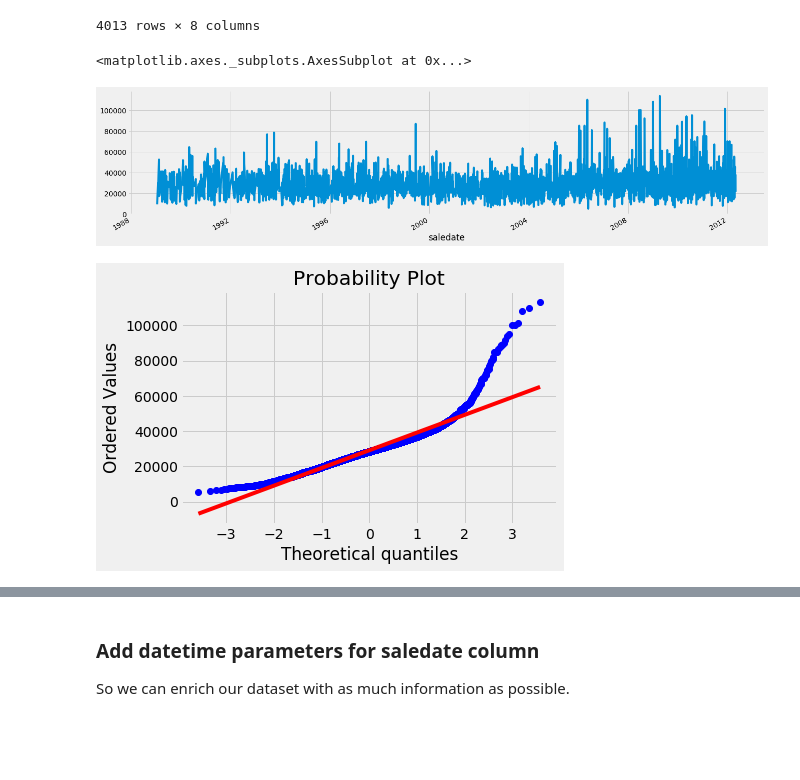
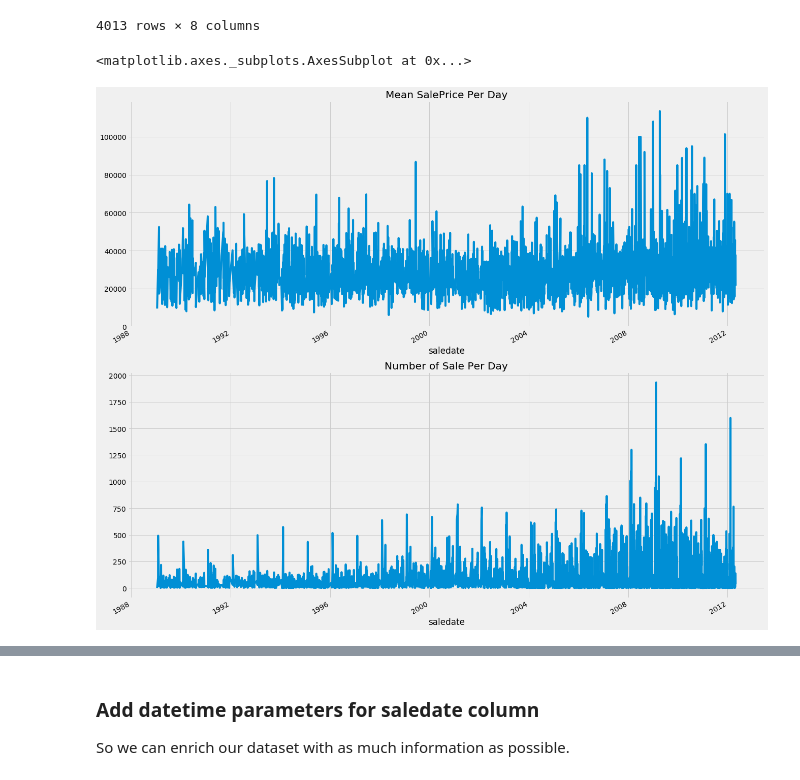
Before and after one commit to fares-ds/Blue-Book-for-Bulldozers-Kaggle-Competition, a Jupyter notebook: Blue_Book_for_Bulldozers_EDA.ipynb, the cells around one changed output, grey strips where cells are left out. Saved outputs shown, nothing was run; the diff lists cells and outputs as text; code cells hidden in the pictures; blank space fills up the shorter version.

Commit message:
Visualization of the sale by day, month, year

```diff
--- a/Blue_Book_for_Bulldozers_EDA.ipynb
+++ b/Blue_Book_for_Bulldozers_EDA.ipynb
@@ -216,16 +204,16 @@ data.groupby('saledate').SalePrice.describe()
 | 2012-04-27 | 126.0000 | 37594.0476 | 28155.4468 | 5000.0000 | 16625.0000 | 28000.0000 | 49750.0000 | 128000.0000 |
 | 2012-04-28 | 39.0000 | 21525.6410 | 13800.2425 | 5000.0000 | 11250.0000 | 16000.0000 | 29000.0000 | 55000.0000 |
 4013 rows × 8 columns
-# %%
-plt.figure(figsize=(20, 5))
-data.groupby('saledate').SalePrice.mean().plot()
-# %% [output]
-<matplotlib.axes._subplots.AxesSubplot at 0x...>
-[figure, removed]
-# %%
-import scipy.stats
-import pylab
-
-scipy.stats.probplot(data.groupby('saledate').SalePrice.mean(), plot=pylab);
-# %% [output]
-[figure, removed]
+# %%
+plt.figure(figsize=(20, 20))
+
+plt.subplot(211)
+time_data = data.groupby('saledate').SalePrice.mean()
+time_data.plot(title='Mean SalePrice Per Day')
+
+plt.subplot(212)
+sales_count_data = data.groupby('saledate').SalePrice.count()
+sales_count_data.plot(title='Number of Sales Per Day')
+# %% [output]
+<matplotlib.axes._subplots.AxesSubplot at 0x...>
+[figure, added]
```
Also changed, not shown: parts of 13 cells of this notebook.
